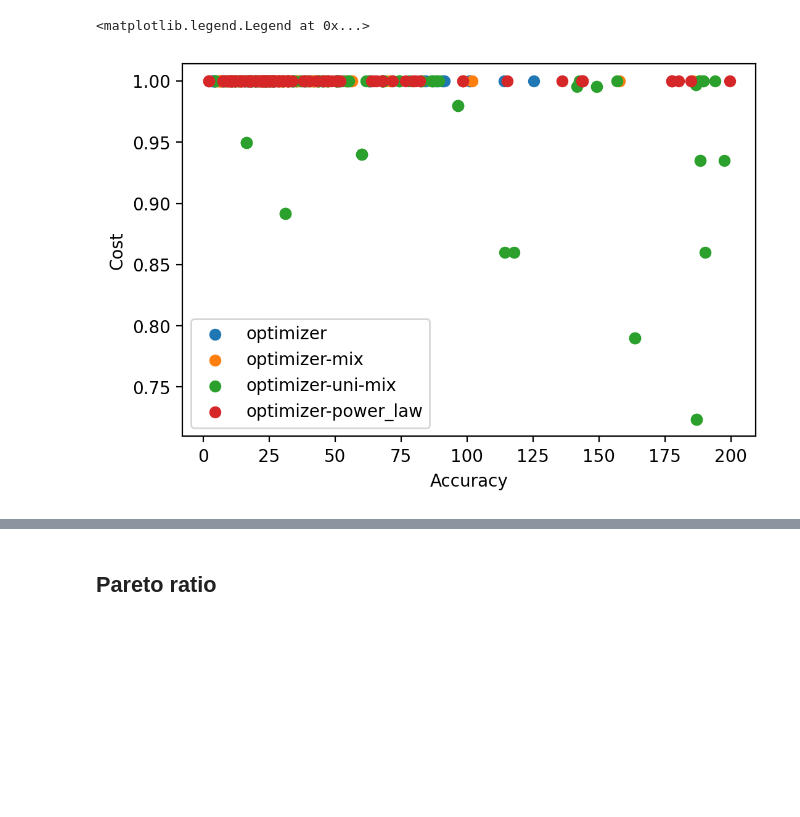
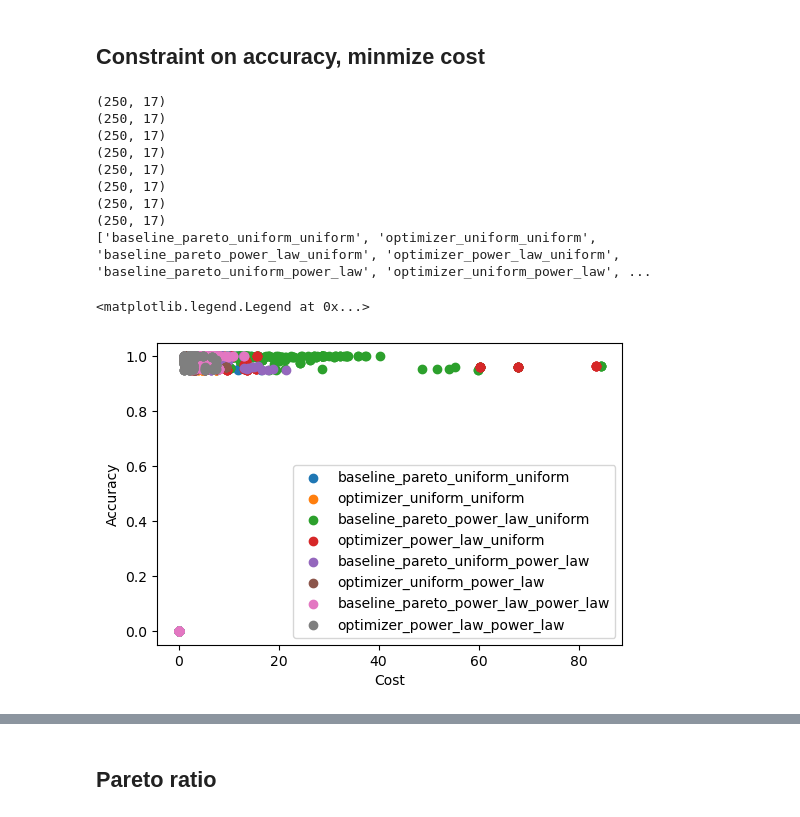
Before and after one commit to zLizy/Project_Boolean_Query_Plan, a Jupyter notebook: Synthetic experiments.ipynb, the cells around one changed output, grey strips where cells are left out. Saved outputs shown, nothing was run; the diff lists cells and outputs as text; code cells hidden in the pictures; blank space fills up the shorter version.

Commit message:
pareto baselines

```diff
--- a/Synthetic experiments.ipynb
+++ b/Synthetic experiments.ipynb
@@ -127,0 +125,11 @@ plt.legend()
+# %%
+plt.rcParams['figure.dpi'] = 100
+fig, ax = plt.subplots()
+
+for i in range(len(df_list)):
+    ax.scatter(df_list[i]['cost'], df_list[i]['accuracy'],label=label_list[i])
+
+plt.ylabel('Accuracy')
+plt.xlabel('Cost')
+plt.title('Performance of query results when cost is constrained')
+plt.legend()
@@ -128,15 +475,47 @@ plt.legend()
+# %% [markdown]
+## Constraint on accuracy, minmize cost
+# %%
+q_dist = ['uniform','power_law']
+m_dist = q_dist
+approach = ['baseline_pareto','optimizer']
+
+
+def load_accu(m_dist,q_dist,approach):
+    filepath = 'repository/run_summary_accuracy_'+m_dist+'_'+q_dist+'_'+approach+'.csv'
+    df = pd.read_csv(filepath,index_col=0)
+    print(df.shape)
+#     print(df.head())
+    return df
+
+df_list = []
+label_list = []
+for q in q_dist:
+    for m in m_dist:
+        for app in approach:
+            df_list.append(load_accu(m,q,app))
+            label_list.append(app+'_'+m+'_'+q)
+print(label_list)
+# %% [output]
+(250, 17)
+(250, 17)
+(250, 17)
+(250, 17)
+(250, 17)
+(250, 17)
+(250, 17)
+(250, 17)
+['baseline_pareto_uniform_uniform', 'optimizer_uniform_uniform', 'baseline_pareto_power_law_uniform', 'optimizer_power_law_uniform', 'baseline_pareto_uniform_power_law', 'optimizer_uniform_power_law', ...
 # %%
-plt.rcParams['figure.dpi'] = 200
+plt.rcParams['figure.dpi'] = 100
 fig, ax = plt.subplots()
 
-ax.scatter(_optimizer['cost'],_optimizer['accuracy'],label='optimizer')
-ax.scatter(mix_optimizer['cost'],mix_optimizer['accuracy'],label='optimizer-mix')
-ax.scatter(uni_mix_optimizer['cost'],uni_mix_optimizer['accuracy'],label='optimizer-uni-mix')
-ax.scatter(pow_optimizer['cost'],pow_optimizer['accuracy'],label='optimizer-power_law')
-plt.ylabel('Cost')
-plt.xlabel('Accuracy')
+for i in range(len(df_list)):
+    ax.scatter(df_list[i]['cost'], df_list[i]['accuracy'],label=label_list[i])
+
+plt.ylabel('Accuracy')
+plt.xlabel('Cost')
 # plt.yscale('logit')
 plt.legend()
 # %% [output]
 <matplotlib.legend.Legend at 0x...>
-[figure, old version]
+[figure, new version]
```
Also changed, not shown: parts of 32 cells of this notebook, 24 other files.
